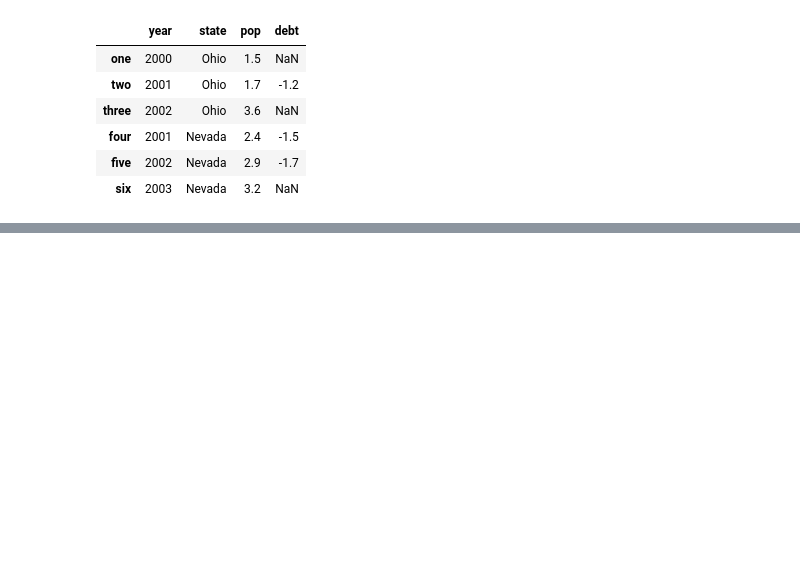
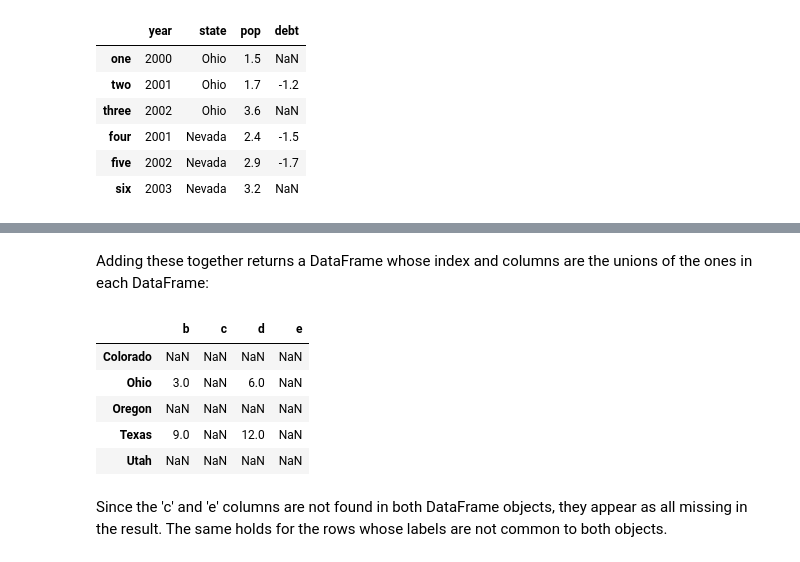
Before and after one commit to damipaigu/Python-Learning-Notes, a Jupyter notebook: Python for Data Analysis.ipynb, the cells around one changed output, grey strips where cells are left out. Cells and saved outputs as stored; diff of their text form; code cells hidden in the pictures; blank space fills up the shorter version.

```diff
--- a/Python for Data Analysis.ipynb
+++ b/Python for Data Analysis.ipynb
@@ -1709,0 +2327,4 @@ The column returned from indexing a DataFrame is a _view_ on the underlying data
+# %%
+df1 = pd.DataFrame(np.arange(9).reshape((3, 3)), columns=list('bcd'), index=['Ohio', 'Texas', 'Colorado'])
+df2 = pd.DataFrame(np.arange(12).reshape((4, 3)), columns=list('bde'), index=['Utah', 'Ohio', 'Texas', 'Oregon'])
+df1
@@ -1709,0 +2344,13 @@ The column returned from indexing a DataFrame is a _view_ on the underlying data
+# %% [markdown]
+Adding these together returns a DataFrame whose index and columns are the unions of the ones in each DataFrame:
+# %%
+df1 + df2
+# %% [output]
+|  | b | c | d | e |
+| Colorado | NaN | NaN | NaN | NaN |
+| Ohio | 3.0 | NaN | 6.0 | NaN |
+| Oregon | NaN | NaN | NaN | NaN |
+| Texas | 9.0 | NaN | 12.0 | NaN |
+| Utah | NaN | NaN | NaN | NaN |
+# %% [markdown]
+Since the 'c' and 'e' columns are not found in both DataFrame objects, they appear as all missing in the result. The same holds for the rows whose labels are not common to both objects.
```
Also changed, not shown: parts of 214 cells of this notebook, 3 other files.
